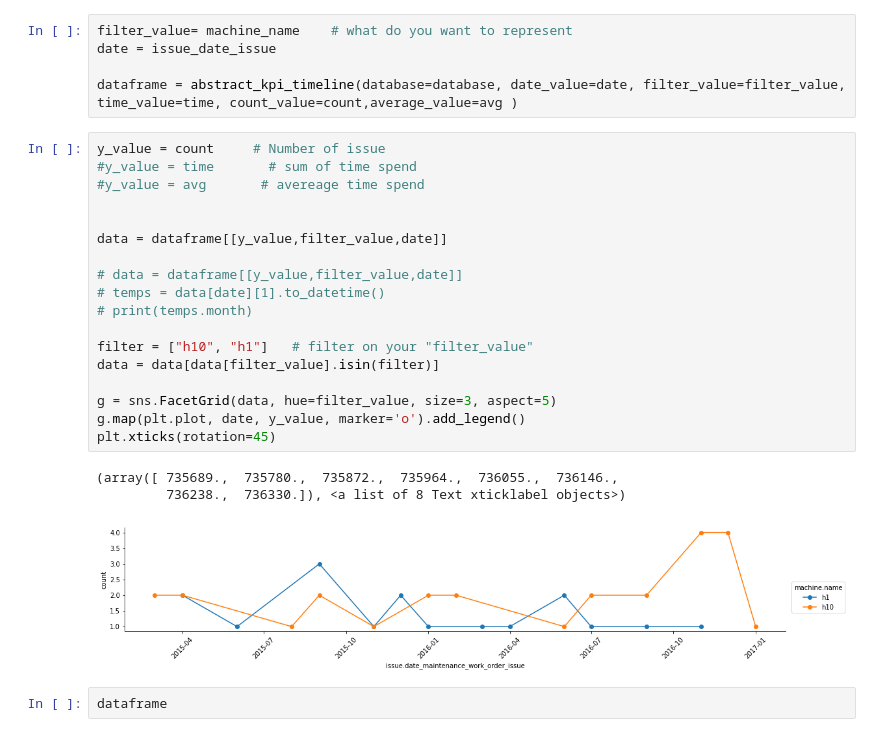
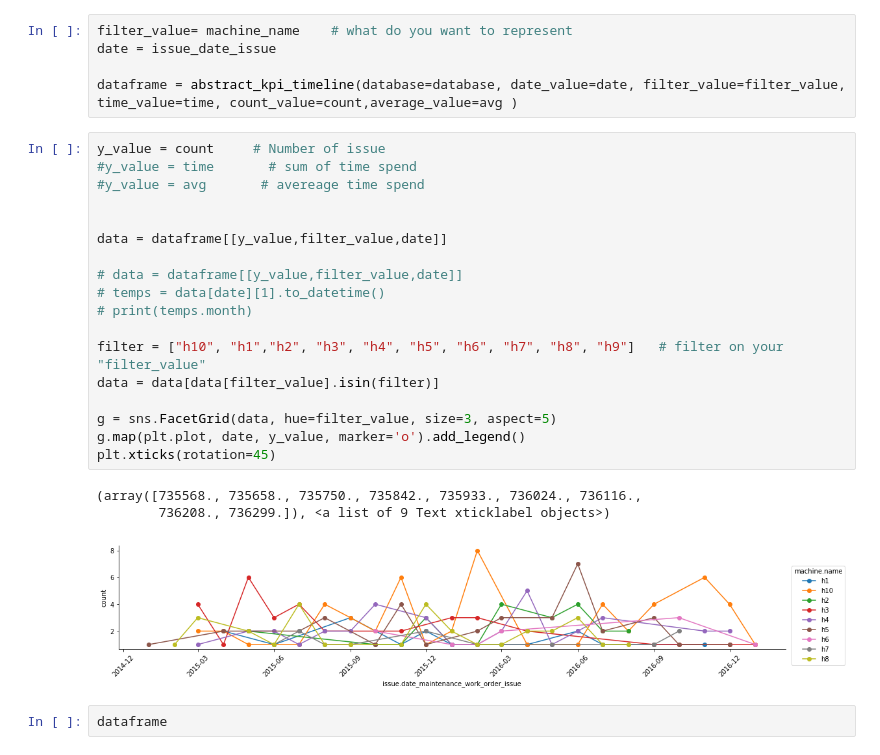
Before and after one commit to usnistgov/nestor, a Jupyter notebook: DatabaseStorage/Program/Main.ipynb, the cells around one changed output. Cells and saved outputs as stored; diff of their text form.

```diff
--- a/DatabaseStorage/Program/Main.ipynb
+++ b/DatabaseStorage/Program/Main.ipynb
@@ -216,25 +217,25 @@ dataframe = abstract_kpi_timeline(database=database, date_value=date, filter_val
 # %%
 y_value = count     # Number of issue
 #y_value = time       # sum of time spend
 #y_value = avg       # avereage time spend
 
 
 data = dataframe[[y_value,filter_value,date]]
 
 # data = dataframe[[y_value,filter_value,date]]
 # temps = data[date][1].to_datetime()
 # print(temps.month)
 
-filter = ["h10", "h1"]   # filter on your "filter_value"
+filter = ["h10", "h1","h2", "h3", "h4", "h5", "h6", "h7", "h8", "h9"]   # filter on your "filter_value"
 data = data[data[filter_value].isin(filter)]
 
 g = sns.FacetGrid(data, hue=filter_value, size=3, aspect=5)
 g.map(plt.plot, date, y_value, marker='o').add_legend()
 plt.xticks(rotation=45)
 # %% [output]
-(array([ 735689.,  735780.,  735872.,  735964.,  736055.,  736146.,
-         736238.,  736330.]), <a list of 8 Text xticklabel objects>)
+(array([735568., 735658., 735750., 735842., 735933., 736024., 736116.,
+        736208., 736299.]), <a list of 9 Text xticklabel objects>)
-[figure, old version]
+[figure, new version]
 # %%
 dataframe
 # %% [markdown]
```
Also changed, not shown: parts of 1 cell of this notebook, 4 other files.
